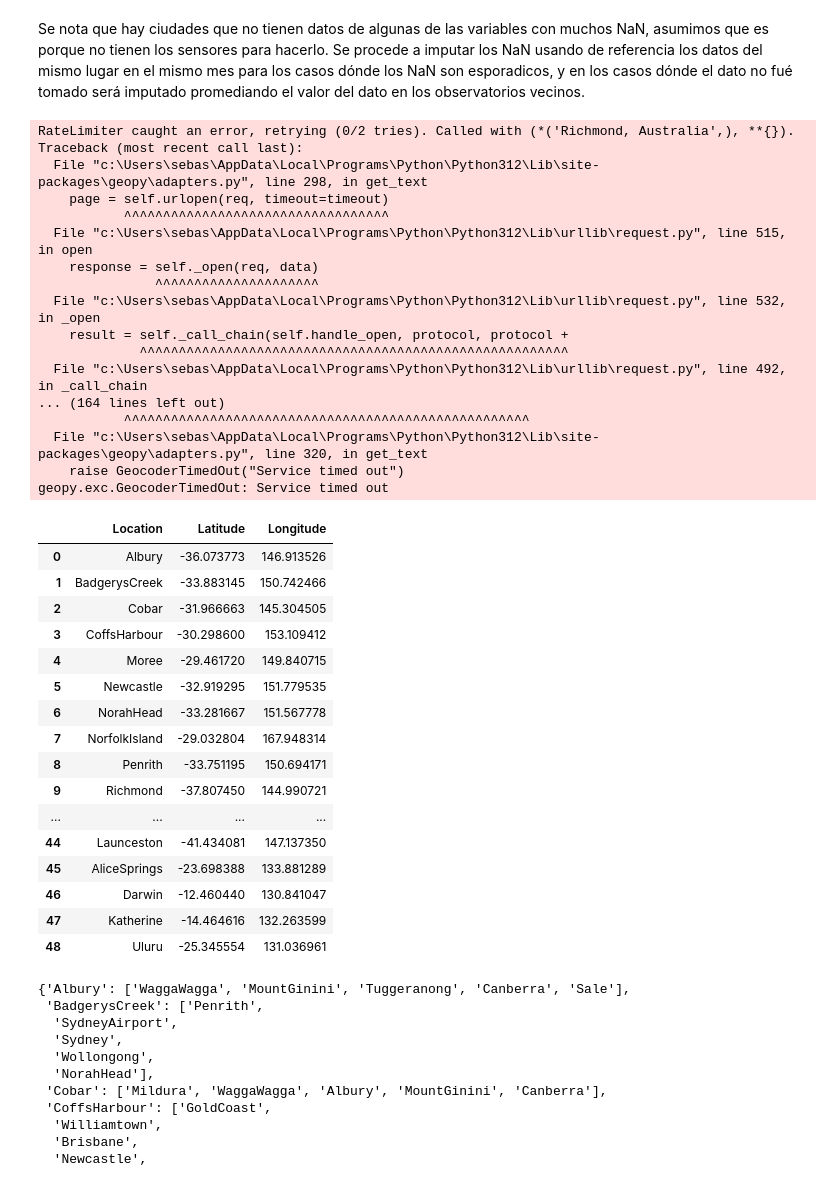
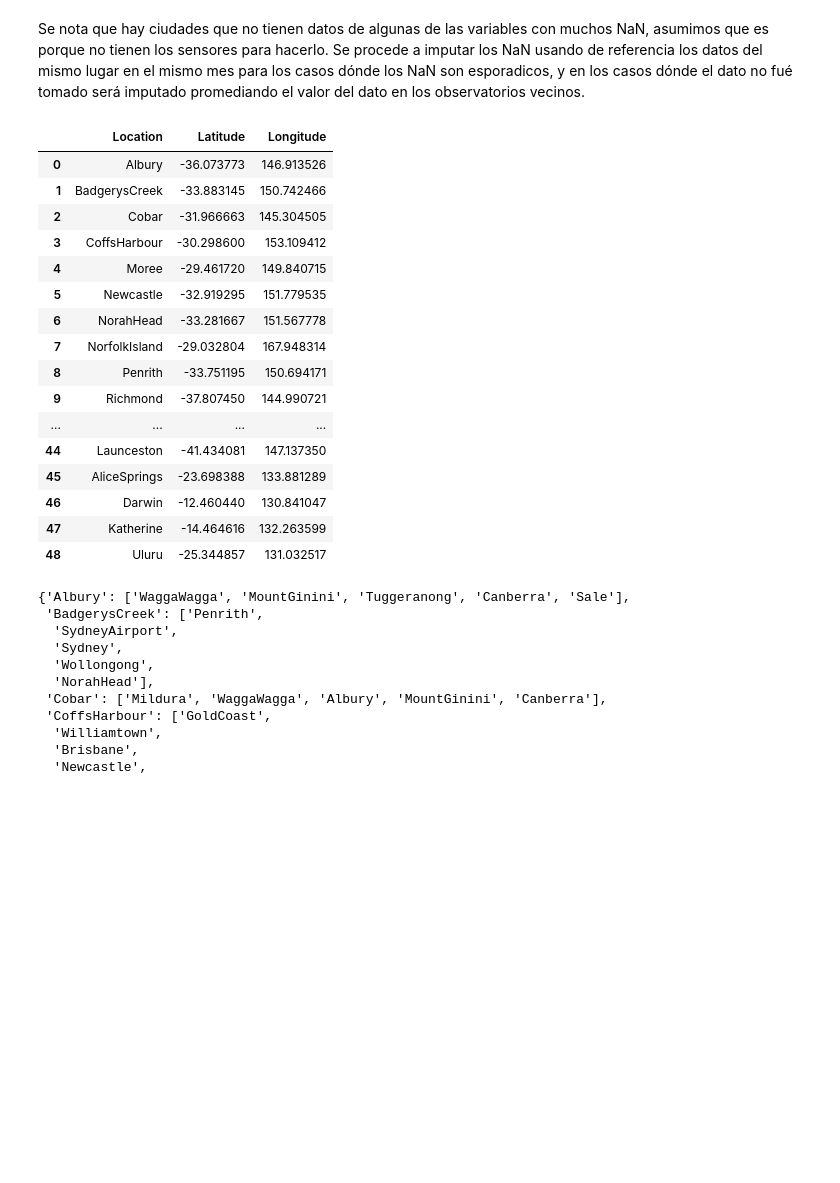
Before and after one commit to SebMun33/AA1-TUIA-Munoz-Onyskiw-Calenta, a Jupyter notebook: Trabajo_2_MOC.ipynb, the cells around one changed output. Saved outputs shown, nothing was run; the diff lists cells and outputs as text; code cells hidden in the pictures; blank space fills up the shorter version.

```diff
--- a/Trabajo_2_MOC.ipynb
+++ b/Trabajo_2_MOC.ipynb
@@ -581,7 +599,6 @@ ANÁLISIS DE NaN -> Sunshine
 # %% [markdown]
 Se nota que hay ciudades que no tienen datos de algunas de las variables con muchos NaN, asumimos que es porque no tienen los sensores para hacerlo. Se procede a imputar los NaN usando de referencia los datos del mismo lugar en el mismo mes para los casos dónde los NaN son esporadicos, y en los casos dónde el dato no fué tomado será imputado promediando el valor del dato en los observatorios vecinos.
 # %%
-import re
 geolocator = Nominatim(user_agent="weatherAUS_imputation")
 geocode = RateLimiter(geolocator.geocode, min_delay_seconds=1)
 
@@ -590,58 +607,41 @@ coords = []
 lugares = df["Location"].unique().tolist()
 
 for loc in lugares:
-
+    query = loc
     query = query.replace("Airport", " Airport")
     query = re.sub(r'(?<!^)(?=[A-Z])', ' ', loc)
     query = query.replace(" R A A F", " RAAF")
 
 
     place = geocode(f"{query}, Australia")
 
     coords.append({
         "Location": loc,
         "Latitude": place.latitude if place else np.nan,
         "Longitude": place.longitude if place else np.nan
     })
 
 lugares_coords = pd.DataFrame(coords)
 
 lugares_coords
 # %% [output]
-RateLimiter caught an error, retrying (0/2 tries). Called with (*('Richmond, Australia',), **{}).
-Traceback (most recent call last):
-  File "c:\Users\sebas\AppData\Local\Programs\Python\Python312\Lib\site-packages\geopy\adapters.py", line 298, in get_text
-    page = self.urlopen(req, timeout=timeout)
-           ^^^^^^^^^^^^^^^^^^^^^^^^^^^^^^^^^^
-  File "c:\Users\sebas\AppData\Local\Programs\Python\Python312\Lib\urllib\request.py", line 515, in open
-    response = self._open(req, data)
-               ^^^^^^^^^^^^^^^^^^^^^
-  File "c:\Users\sebas\AppData\Local\Programs\Python\Python312\Lib\urllib\request.py", line 532, in _open
-    result = self._call_chain(self.handle_open, protocol, protocol +
-             ^^^^^^^^^^^^^^^^^^^^^^^^^^^^^^^^^^^^^^^^^^^^^^^^^^^^^^^
-  File "c:\Users\sebas\AppData\Local\Programs\Python\Python312\Lib\urllib\request.py", line 492, in _call_chain
-... (164 lines left out)
-           ^^^^^^^^^^^^^^^^^^^^^^^^^^^^^^^^^^^^^^^^^^^^^^^^^^^^
-  File "c:\Users\sebas\AppData\Local\Programs\Python\Python312\Lib\site-packages\geopy\adapters.py", line 320, in get_text
-    raise GeocoderTimedOut("Service timed out")
-geopy.exc.GeocoderTimedOut: Service timed out
 |  | Location | Latitude | Longitude |
 | 0 | Albury | -36.073773 | 146.913526 |
 | 1 | BadgerysCreek | -33.883145 | 150.742466 |
 | 2 | Cobar | -31.966663 | 145.304505 |
 | 3 | CoffsHarbour | -30.298600 | 153.109412 |
 | 4 | Moree | -29.461720 | 149.840715 |
 | 5 | Newcastle | -32.919295 | 151.779535 |
 | 6 | NorahHead | -33.281667 | 151.567778 |
 | 7 | NorfolkIsland | -29.032804 | 167.948314 |
 | 8 | Penrith | -33.751195 | 150.694171 |
 | 9 | Richmond | -37.807450 | 144.990721 |
 | ... | ... | ... | ... |
 | 44 | Launceston | -41.434081 | 147.137350 |
 | 45 | AliceSprings | -23.698388 | 133.881289 |
 | 46 | Darwin | -12.460440 | 130.841047 |
 | 47 | Katherine | -14.464616 | 132.263599 |
-| 48 | Uluru | -25.345554 | 131.036961 |
+| 48 | Uluru | -25.344857 | 131.032517 |
 # %%
 coords_rad = np.radians(
     lugares_coords[["Latitude", "Longitude"]]
```
Also changed, not shown: parts of 56 cells of this notebook.
